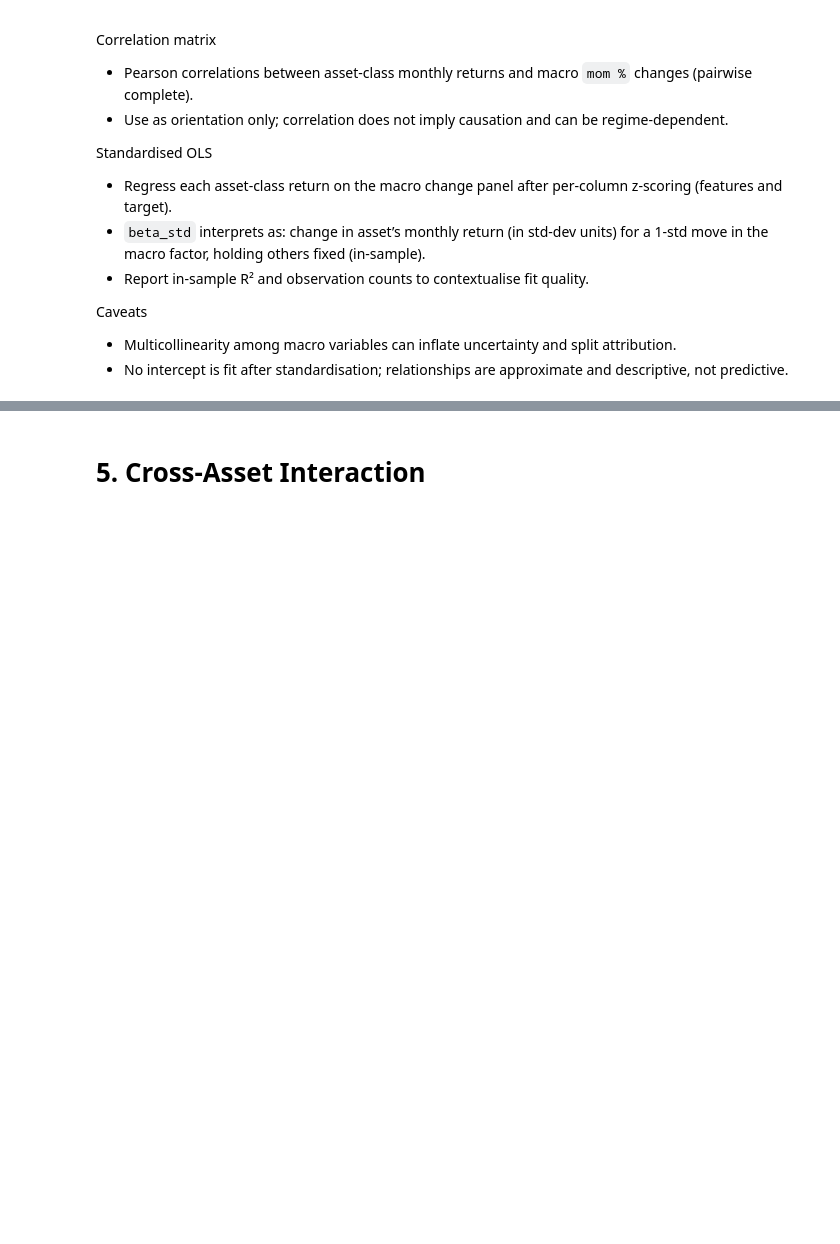
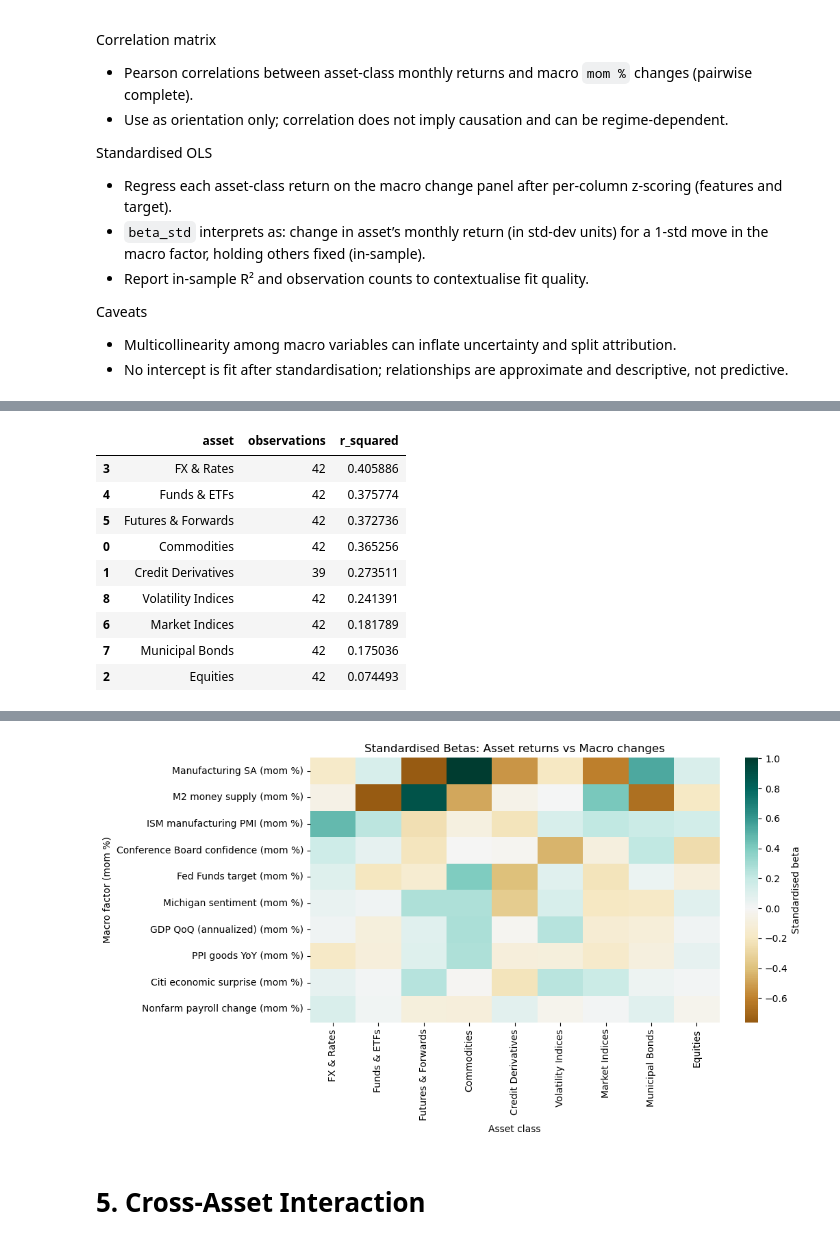
Before and after one commit to kecheng-shi/Nexus-data-preprocessing, a Jupyter notebook: Nexus Data Analysis.ipynb, the cells around one changed output, grey strips where cells are left out. Cells and saved outputs as stored; diff of their text form; code cells hidden in the pictures; blank space fills up the shorter version.

```diff
--- a/Nexus Data Analysis.ipynb
+++ b/Nexus Data Analysis.ipynb
@@ -1144,0 +1081,71 @@ KeyError: "['Options & Derivatives'] not in index"
+# %%
+# Standardised OLS betas: asset-class returns ~ macro changes
+import matplotlib.pyplot as plt
+import seaborn as sns
+import pandas as pd
+
+asset_cols = asset_class_panel.columns.tolist()
+macro_cols = macro_changes_pd.columns.tolist()
+MIN_OBS_BETA = 36
+
+if not asset_cols or not macro_cols:
+    print("Asset returns or macro change data unavailable; run previous cells.")
+else:
+    beta_table = pd.DataFrame(index=macro_cols, columns=asset_cols, dtype=float)
+    stats_rows: list[dict[str, float]] = []
+
+    for asset in asset_cols:
+        cols = [asset] + macro_cols
+        panel = combined_panel[cols].dropna()
+        obs = panel.shape[0]
+        if obs < MIN_OBS_BETA:
+            continue
+        try:
+            betas, r_squared = standardized_linear_regression(panel[macro_cols], panel[asset])
+        except ValueError as exc:
+            print(f"Skipping {asset}: {exc}")
+            continue
+        beta_table.loc[betas.index, asset] = betas
+        stats_rows.append({"asset": asset, "observations": obs, "r_squared": r_squared})
+
+    if not stats_rows:
+        print("No regression estimates produced; insufficient overlapping history.")
+    else:
+        stats_df = pd.DataFrame(stats_rows).sort_values("r_squared", ascending=False)
+        display(stats_df)
+
+        beta_subset = beta_table.dropna(how="all", axis=0).dropna(how="all", axis=1)
+        if beta_subset.empty:
+            print("No beta coefficients available to display.")
+        else:
+            macro_order = beta_subset.abs().max(axis=1).sort_values(ascending=False).index.tolist()
+            asset_order = [asset for asset in stats_df["asset"] if asset in beta_subset.columns]
+            beta_ordered = beta_subset.loc[macro_order, asset_order]
+            display(beta_ordered)
+
+            fig_width = max(10, 1.2 * beta_ordered.shape[1])
+            fig_height = max(6, 0.35 * beta_ordered.shape[0])
+            plt.figure(figsize=(fig_width, fig_height))
+            sns.heatmap(
+                beta_ordered,
+                cmap="BrBG",
+                center=0,
+                annot=False,
+                cbar_kws={"label": "Standardised beta"},
+            )
+            plt.title("Standardised Betas: Asset returns vs Macro changes")
+            plt.xlabel("Asset class")
+            plt.ylabel("Macro factor (mom %)")
+            plt.tight_layout()
+            plt.show()
+# %% [output]
+|  | asset | observations | r_squared |
+| 3 | FX & Rates | 42 | 0.405886 |
+| 4 | Funds & ETFs | 42 | 0.375774 |
+| 5 | Futures & Forwards | 42 | 0.372736 |
+| 0 | Commodities | 42 | 0.365256 |
+| 1 | Credit Derivatives | 39 | 0.273511 |
+| 8 | Volatility Indices | 42 | 0.241391 |
+| 6 | Market Indices | 42 | 0.181789 |
+| 7 | Municipal Bonds | 42 | 0.175036 |
+| 2 | Equities | 42 | 0.074493 |
@@ -1145,3 +1163,4 @@ KeyError: "['Options & Derivatives'] not in index"
+[figure, added]
 # %% [markdown]
 # 5. Cross-Asset Interaction
 # %% [markdown]
```
Also changed, not shown: parts of 6 cells of this notebook, 1 other file.
